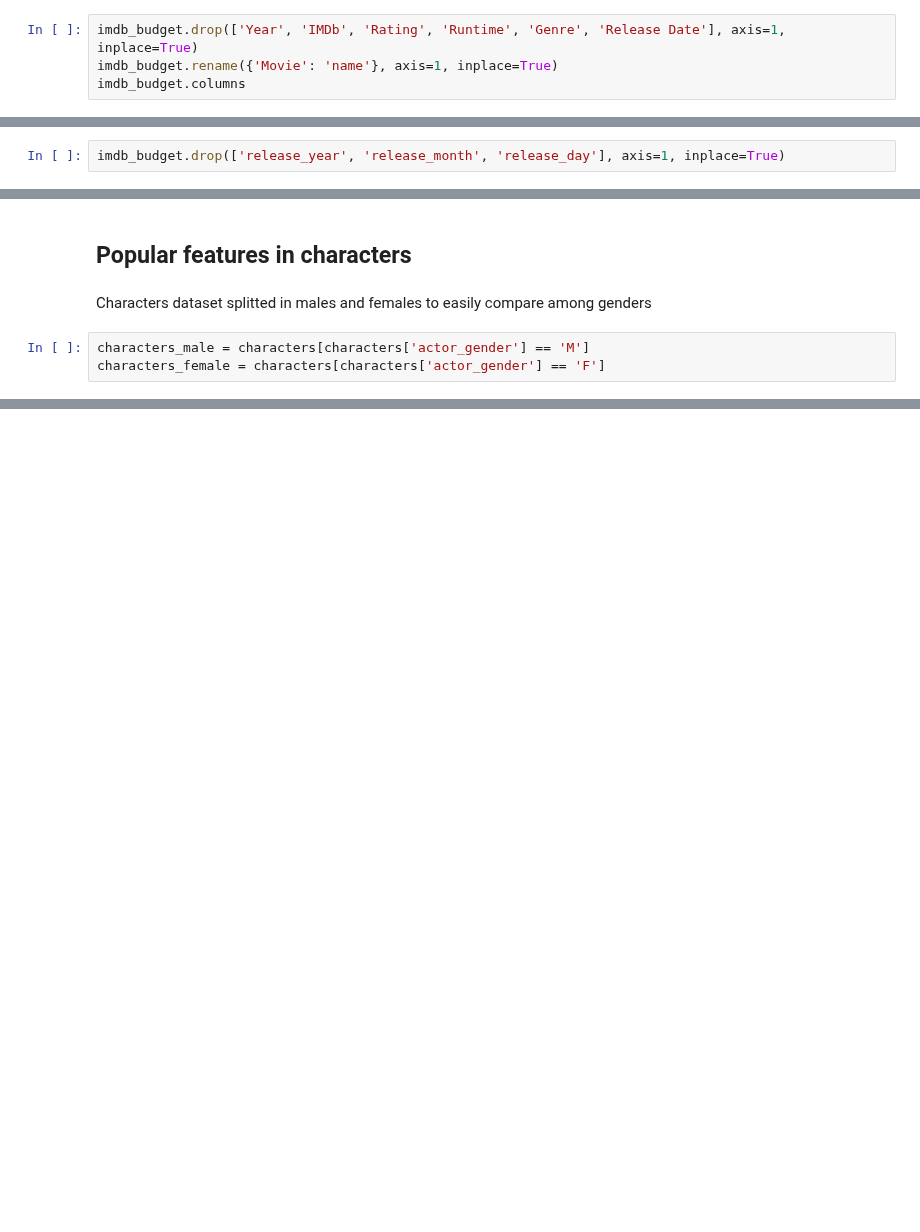
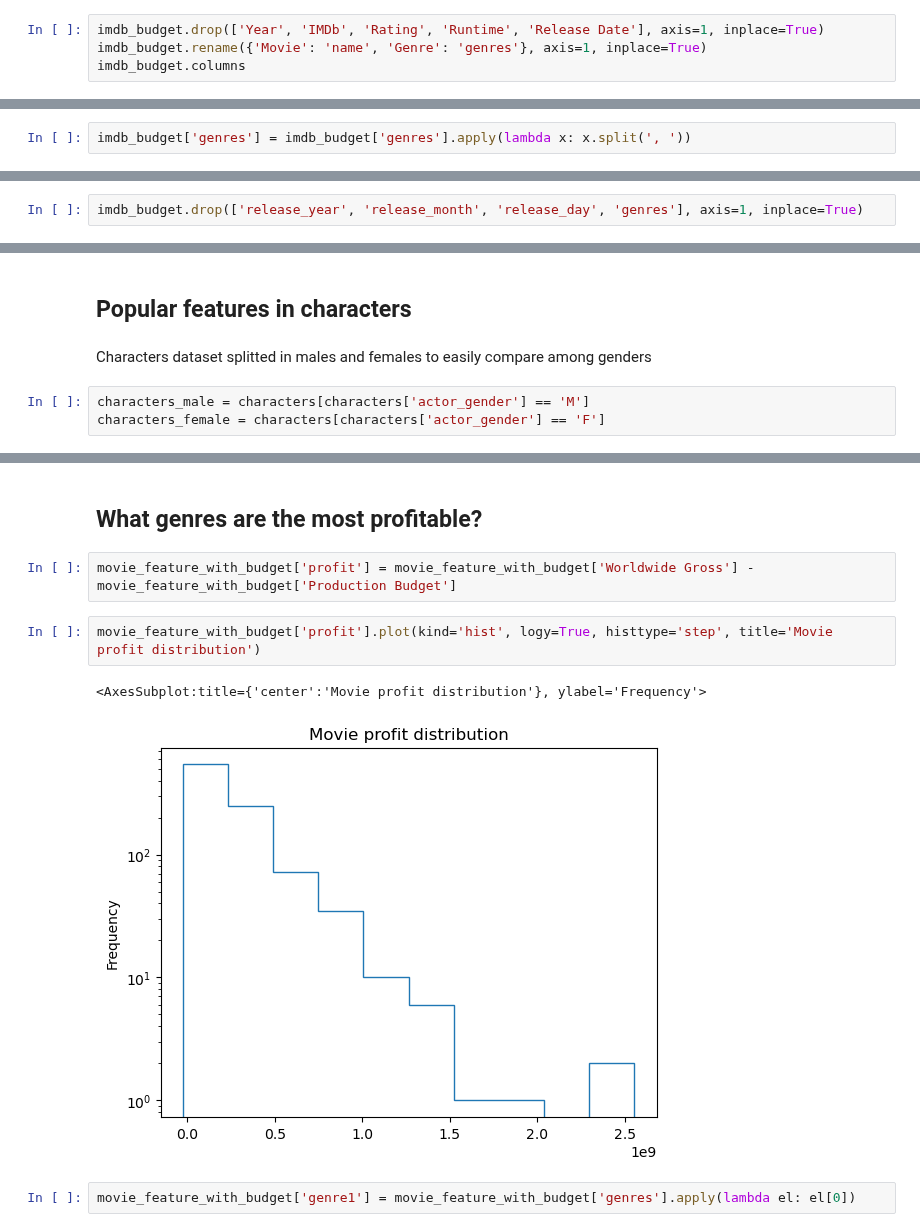
Before and after one commit to epfl-ada/ada-2022-project-theadaholics, a Jupyter notebook: main.ipynb, the cells around one changed output, grey strips where cells are left out. Cells and saved outputs as stored; diff of their text form; blank space fills up the shorter version.

Commit message:
Answer what genres are the most profitable

```diff
--- a/main.ipynb
+++ b/main.ipynb
@@ -360,7 +368,7 @@ imdb_budget['release_year'] = imdb_budget['release_year'].astype('Int16')
 imdb_budget['release_month'] = imdb_budget['release_month'].astype('Int16')
 imdb_budget['release_day'] = imdb_budget['release_day'].astype('Int16')
 # %%
-imdb_budget.drop(['Year', 'IMDb', 'Rating', 'Runtime', 'Genre', 'Release Date'], axis=1, inplace=True)
-imdb_budget.rename({'Movie': 'name'}, axis=1, inplace=True)
+imdb_budget.drop(['Year', 'IMDb', 'Rating', 'Runtime', 'Release Date'], axis=1, inplace=True)
+imdb_budget.rename({'Movie': 'name', 'Genre': 'genres'}, axis=1, inplace=True)
 imdb_budget.columns
 # %% [output]
@@ -391,6 +399,8 @@ movie_feature.describe()
 | 50% | 120.000000 | 7.900000 | 79.000000 | 1.598860e+05 | 3.530697e+07 | 7.908277 | 1.673949e+06 | 5.111259e+07 | ... |
 | 75% | 138.000000 | 8.100000 | 88.000000 | 4.059220e+05 | 1.004922e+08 | 8.064414 | 1.245293e+07 | 1.358420e+08 | ... |
 | max | 321.000000 | 9.300000 | 100.000000 | 2.343110e+06 | 7.605076e+08 | 9.285691 | 3.692924e+07 | 2.782275e+09 | ... |
+# %%
+imdb_budget['genres'] = imdb_budget['genres'].apply(lambda x: x.split(', '))
 # %%
 movie_feature.update(imdb_budget)
 # %%
@@ -410,7 +420,7 @@ movie_feature.describe()
 | 75% | 138.000000 | 8.100000 | 88.000000 | 4.059220e+05 | 1.004922e+08 | 8.064414 | 1.245293e+07 | 1.358420e+08 | ... |
 | max | 321.000000 | 9.300000 | 100.000000 | 2.343110e+06 | 7.605076e+08 | 9.285691 | 3.692924e+07 | 2.782275e+09 | ... |
 # %%
-imdb_budget.drop(['release_year', 'release_month', 'release_day'], axis=1, inplace=True)
+imdb_budget.drop(['release_year', 'release_month', 'release_day', 'genres'], axis=1, inplace=True)
 # %%
 movie_feature_with_budget = pd.merge(movie_feature, imdb_budget, on='name',  how='left')
 # %%
@@ -521,0 +532,11 @@ characters_age_histogram(characters_female)
+# %% [markdown]
+## What genres are the most profitable?
+# %%
+movie_feature_with_budget['profit'] = movie_feature_with_budget['Worldwide Gross'] - movie_feature_with_budget['Production Budget']
+# %%
+movie_feature_with_budget['profit'].plot(kind='hist', logy=True, histtype='step', title='Movie profit distribution')
+# %% [output]
+<AxesSubplot:title={'center':'Movie profit distribution'}, ylabel='Frequency'>
+[figure, added]
+# %%
+movie_feature_with_budget['genre1'] = movie_feature_with_budget['genres'].apply(lambda el: el[0])
```
Also changed, not shown: parts of 16 cells of this notebook.
